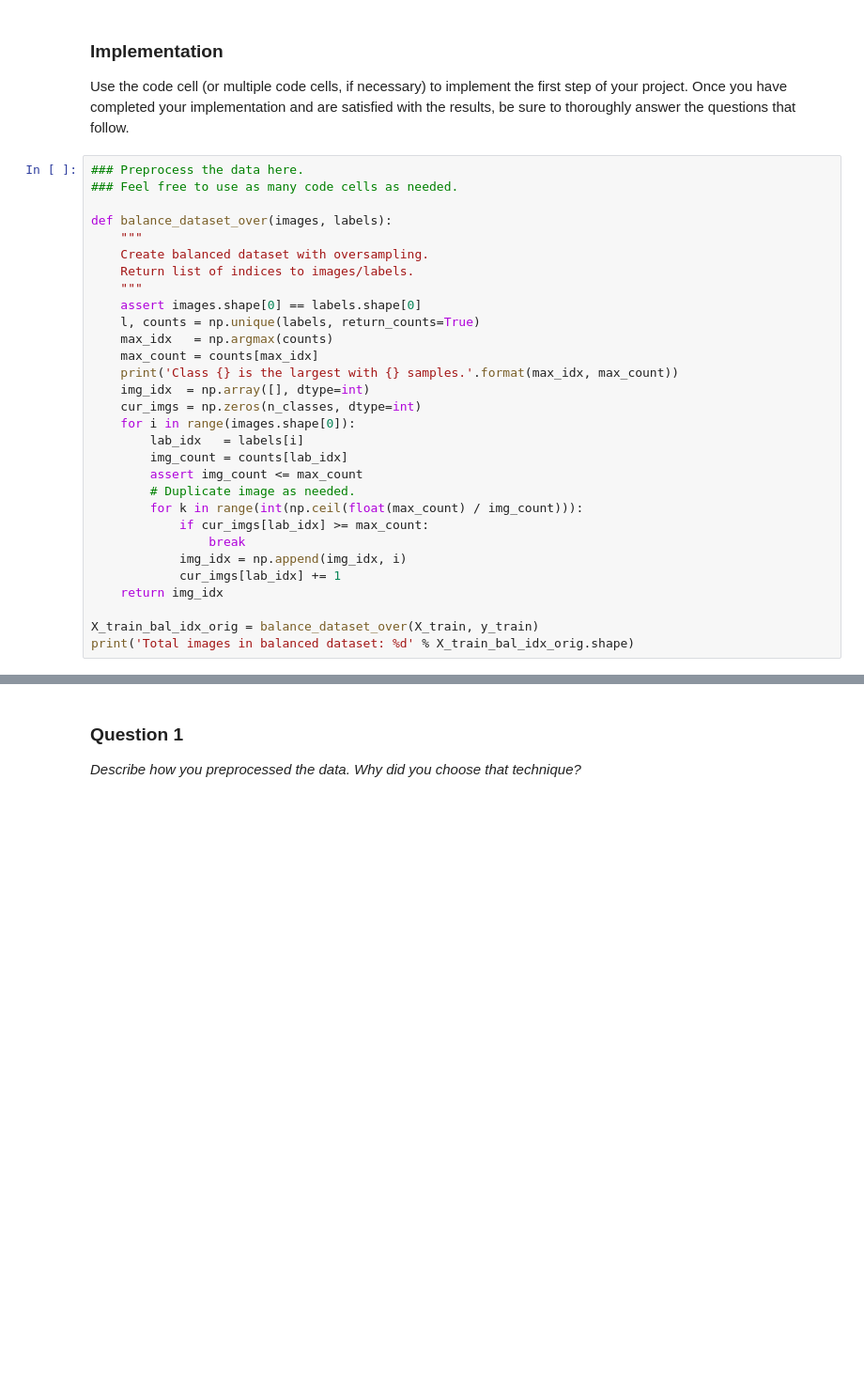
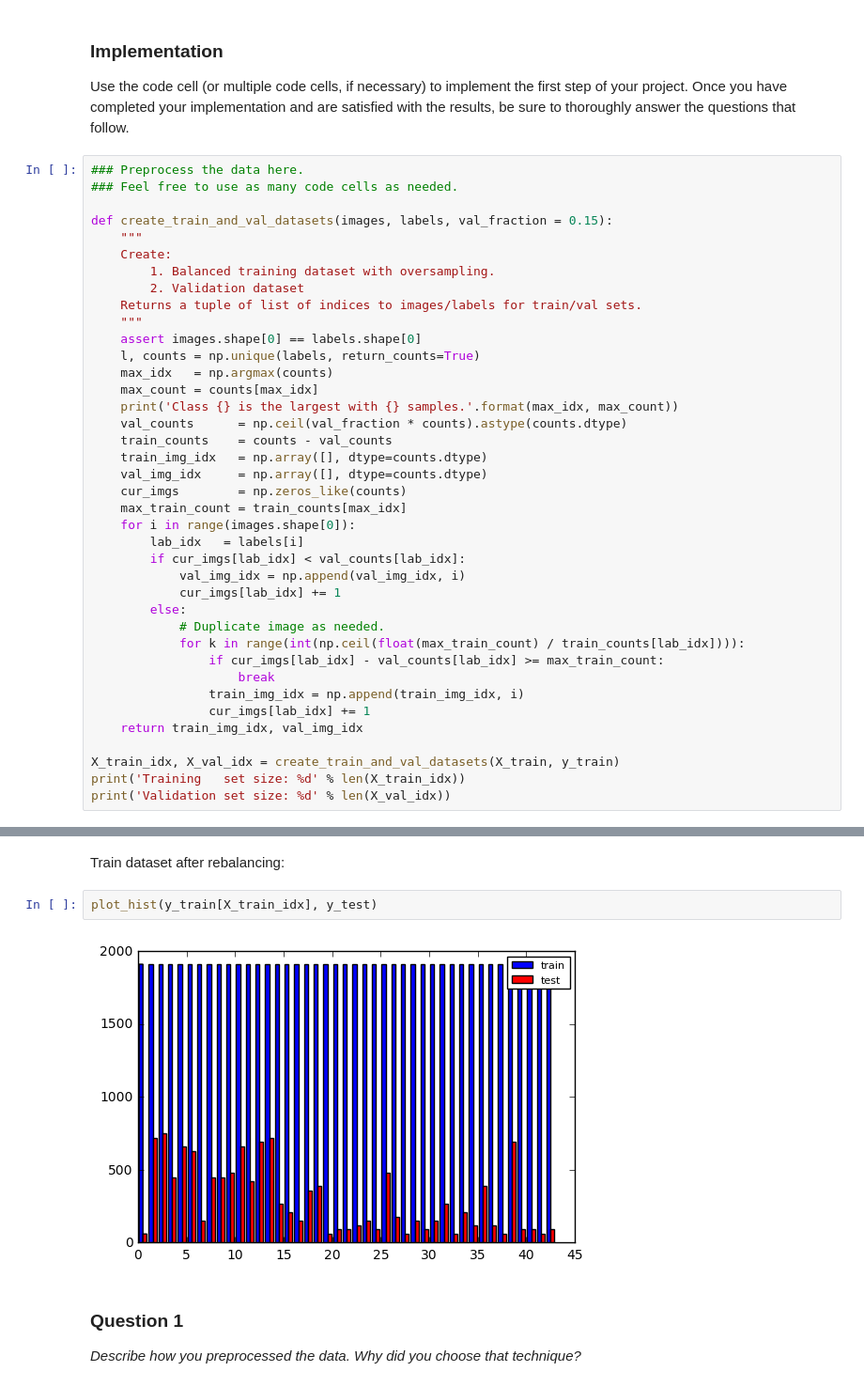
Before and after one commit to Alexey-Kamenev/CarND-Traffic-Sign-Classifier-Project, a Jupyter notebook: Traffic_Sign_Classifier.ipynb, the cells around one changed output, grey strips where cells are left out. Shown at 94% size. Drawn from its saved outputs; the diff is of its cells as text; blank space fills up the shorter version.

```diff
--- a/Traffic_Sign_Classifier.ipynb
+++ b/Traffic_Sign_Classifier.ipynb
@@ -143,31 +171,40 @@ Use the code cell (or multiple code cells, if necessary) to implement the first
 ### Preprocess the data here.
 ### Feel free to use as many code cells as needed.
 
-def balance_dataset_over(images, labels):
+def create_train_and_val_datasets(images, labels, val_fraction = 0.15):
     """
-    Create balanced dataset with oversampling.
-    Return list of indices to images/labels.
+    Create:
+        1. Balanced training dataset with oversampling.
+        2. Validation dataset
+    Returns a tuple of list of indices to images/labels for train/val sets.
     """
     assert images.shape[0] == labels.shape[0]
     l, counts = np.unique(labels, return_counts=True)
     max_idx   = np.argmax(counts)
     max_count = counts[max_idx]
     print('Class {} is the largest with {} samples.'.format(max_idx, max_count))
-    img_idx  = np.array([], dtype=int)
-    cur_imgs = np.zeros(n_classes, dtype=int)
+    val_counts      = np.ceil(val_fraction * counts).astype(counts.dtype)
+    train_counts    = counts - val_counts
+    train_img_idx   = np.array([], dtype=counts.dtype)
+    val_img_idx     = np.array([], dtype=counts.dtype)
+    cur_imgs        = np.zeros_like(counts)
+    max_train_count = train_counts[max_idx]
     for i in range(images.shape[0]):
         lab_idx   = labels[i]
-        img_count = counts[lab_idx]
-        assert img_count <= max_count
-        # Duplicate image as needed.
-        for k in range(int(np.ceil(float(max_count) / img_count))):
-            if cur_imgs[lab_idx] >= max_count:
-                break
-            img_idx = np.append(img_idx, i)
+        if cur_imgs[lab_idx] < val_counts[lab_idx]:
+            val_img_idx = np.append(val_img_idx, i)
             cur_imgs[lab_idx] += 1
-    return img_idx
+        else:
+            # Duplicate image as needed.
+            for k in range(int(np.ceil(float(max_train_count) / train_counts[lab_idx]))):
+                if cur_imgs[lab_idx] - val_counts[lab_idx] >= max_train_count:
+                    break
+                train_img_idx = np.append(train_img_idx, i)
+                cur_imgs[lab_idx] += 1
+    return train_img_idx, val_img_idx
 
-X_train_bal_idx_orig = balance_dataset_over(X_train, y_train)
-print('Total images in balanced dataset: %d' % X_train_bal_idx_orig.shape)
+X_train_idx, X_val_idx = create_train_and_val_datasets(X_train, y_train)
+print('Training   set size: %d' % len(X_train_idx))
+print('Validation set size: %d' % len(X_val_idx))
 # %% [output]
 Class 2 is the largest with 2250 samples.
@@ -175,3 +213,9 @@ Total images in balanced dataset: 96750
+# %% [markdown]
+Train dataset after rebalancing:
+# %%
+plot_hist(y_train[X_train_idx], y_test)
+# %% [output]
+[figure, added]
 # %% [markdown]
 ### Question 1
 
```
Also changed, not shown: parts of 12 cells of this notebook.
